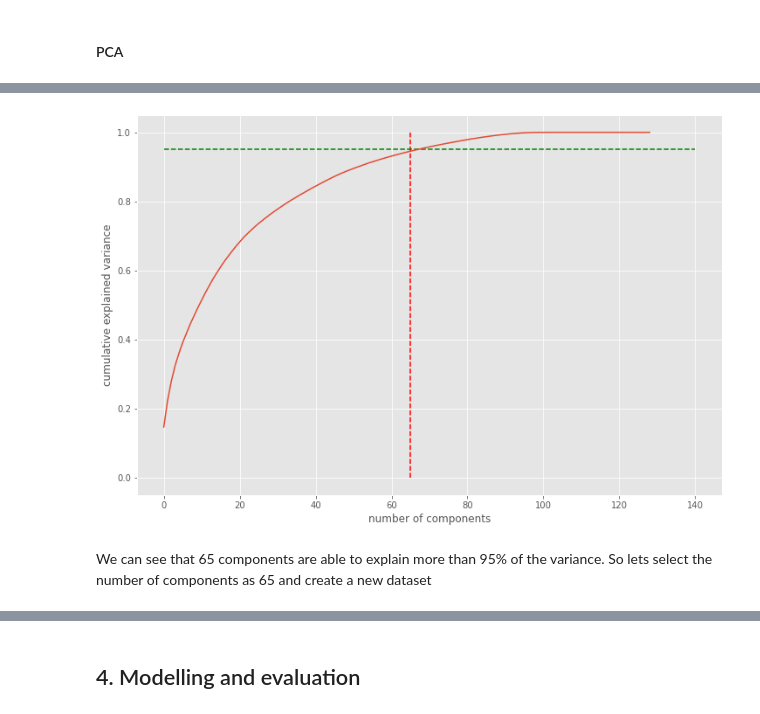
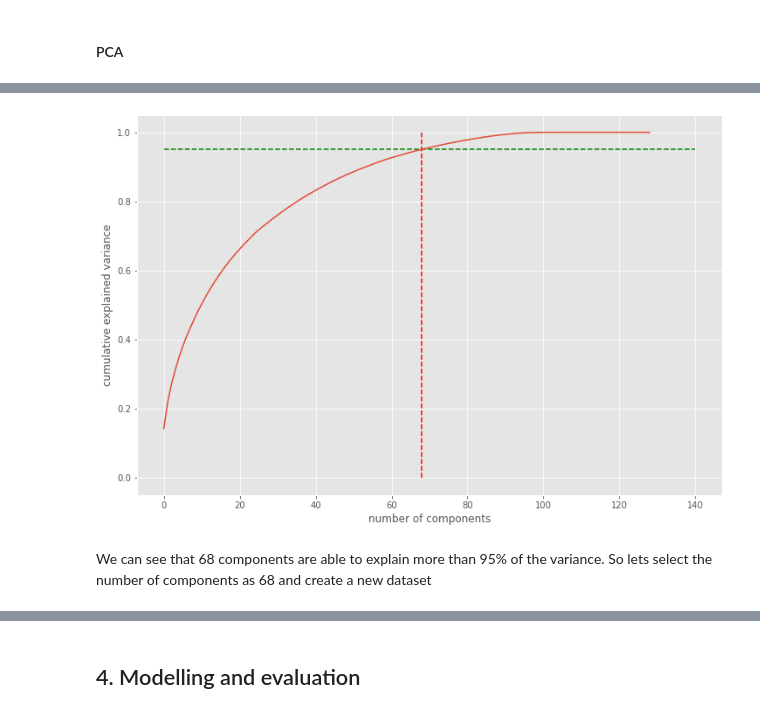
Before and after one commit to jawad360/epgp-course-casestudy-telecom-churn, a Jupyter notebook: submission.ipynb, the cells around one changed output, grey strips where cells are left out. Drawn from its saved outputs; the diff is of its cells as text; code cells hidden in the pictures.

```diff
--- a/submission.ipynb
+++ b/submission.ipynb
@@ -413,6 +515,9 @@ memory usage: 71.3 MB
 # %%
 y = data.pop("churn_probability")
 X = data
+# %%
+sm = SMOTE(random_state=100)
+X, y = sm.fit_resample(X, y)
 # %%
 X_train, X_test, y_train, y_test = train_test_split(X, y, test_size=0.3, train_size=0.7,
                                                     random_state=1)
@@ -462,13 +567,13 @@ X_train_pca.head()
 # %%
 fig = plt.figure(figsize = (12,8))
 plt.plot(np.cumsum(pca.explained_variance_ratio_))
-plt.vlines(x=65, ymax=1, ymin=0, colors="r", linestyles="--")
+plt.vlines(x=68, ymax=1, ymin=0, colors="r", linestyles="--")
 plt.hlines(y=0.95, xmax=140, xmin=0, colors="g", linestyles="--")
 plt.xlabel('number of components')
 plt.ylabel('cumulative explained variance')
 plt.show()
 # %% [output]
-[figure, old version]
+[figure, new version]
 # %% [markdown]
-We can see that 65 components are able to explain more than 95% of the variance. So lets select the number of components as 65 and create a new dataset
+We can see that 68 components are able to explain more than 95% of the variance. So lets select the number of components as 68 and create a new dataset
 # %%
```
Also changed, not shown: parts of 67 cells of this notebook, 1 other file.
